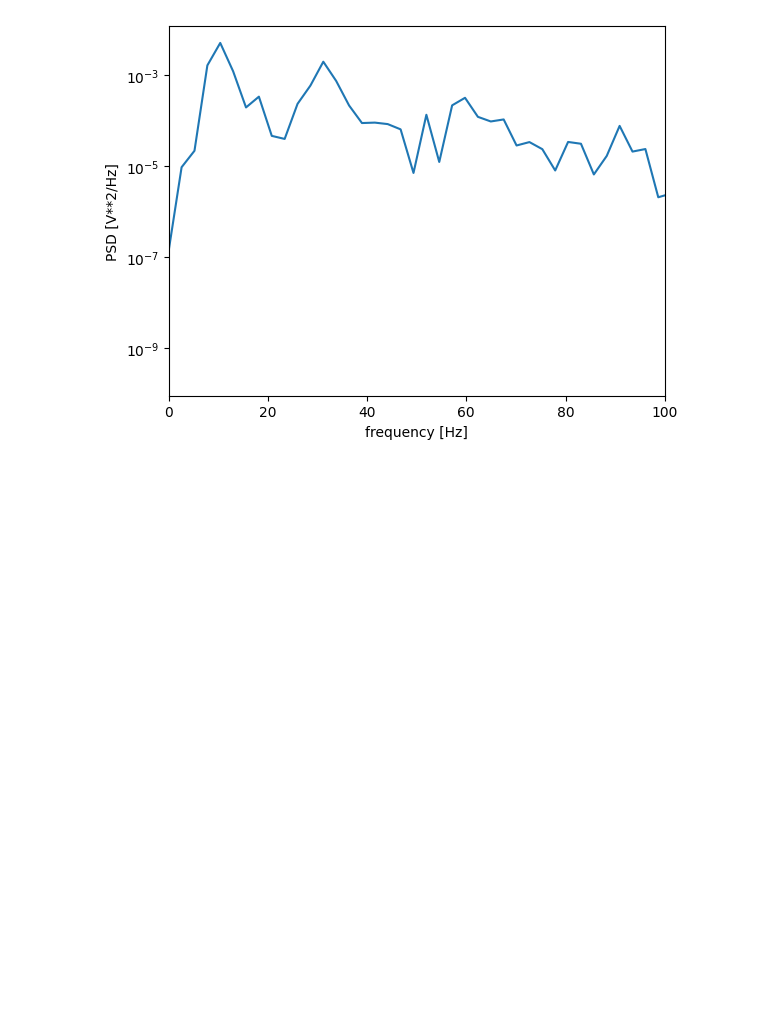
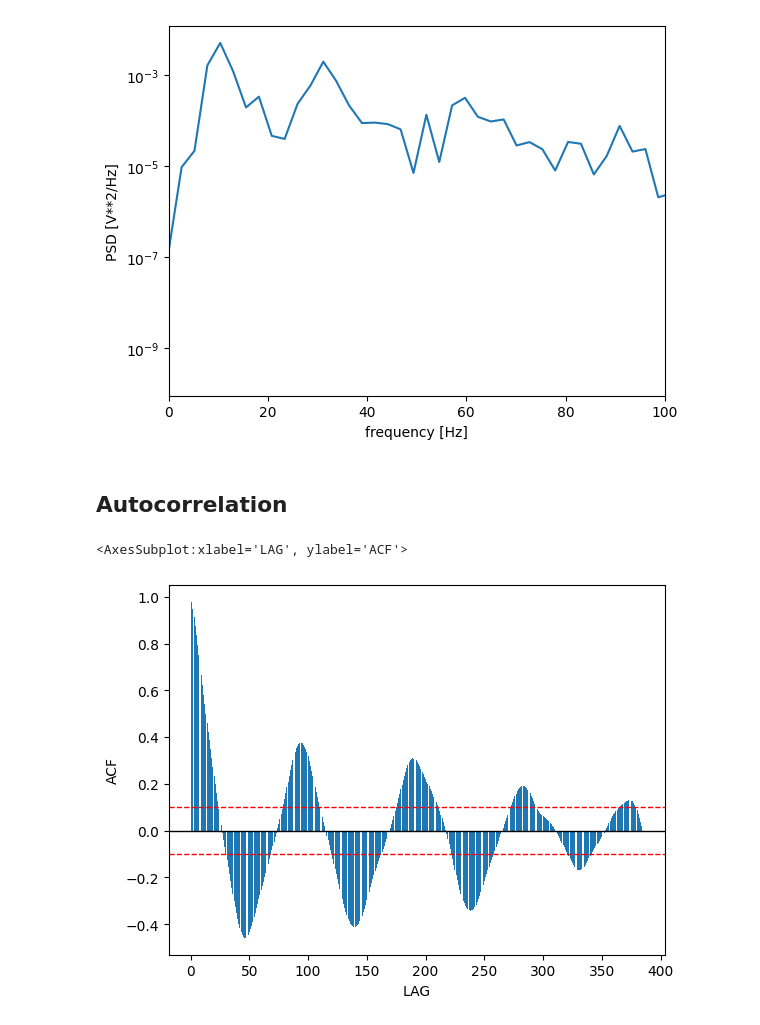
Before and after one commit to juliet29/windows, a Jupyter notebook: analysis/notebooks/230524_peak_remove.ipynb, the cells around one changed output. Cells and saved outputs as stored; diff of their text form; code cells hidden in the pictures; blank space fills up the shorter version.

```diff
--- a/analysis/notebooks/230524_peak_remove.ipynb
+++ b/analysis/notebooks/230524_peak_remove.ipynb
@@ -168,4 +233,40 @@ plt.show()
 # %% [output]
 nperseg = 1024 is greater than input length  = 385, using nperseg = 385
 [figure]
+# %% [markdown]
+## Autocorrelation
+# %%
+def acf1(x, nlags=None, acf_type="correlation", pacf=False, ax=None, **kwargs):
+    lags = np.arange(1, nlags + 1)
+
+    if pacf:
+        if acf_type == "correlation":
+            values = sm.tsa.pacf(x, nlags=nlags)[1:]
+            ylabel = "PACF"
+    else:
+        if acf_type == "correlation":
+            values = sm.tsa.acf(x, nlags=nlags, fft=False)[1:]
+            ylabel = "ACF"
+        elif acf_type == "covariance":
+            values = sm.tsa.acovf(x, nlag=nlags)[1:]
+            ylabel = "ACoV"
+
+    if ax is None:
+        ax = plt.gca()
+
+    ax.bar(lags, values, **kwargs)
+    ax.axhline(0, color="black", linewidth=1)
+    if acf_type == "correlation":
+        conf_level = 1.96 / np.sqrt(x.shape[0])
+        ax.axhline(conf_level, color="red", linestyle="--", linewidth=1)
+        ax.axhline(-conf_level, color="red", linestyle="--", linewidth=1)
+    ax.set_xlabel("LAG")
+    ax.set_ylabel(ylabel)
+
+    return ax
+# %%
+acf1(a01["Temp C"], nlags = (len(a01["Temp C"])-1))
+# %% [output]
+<AxesSubplot:xlabel='LAG', ylabel='ACF'>
+[figure, added]
 # %%
```
Also changed, not shown: parts of 17 cells of this notebook, 1 other file.
